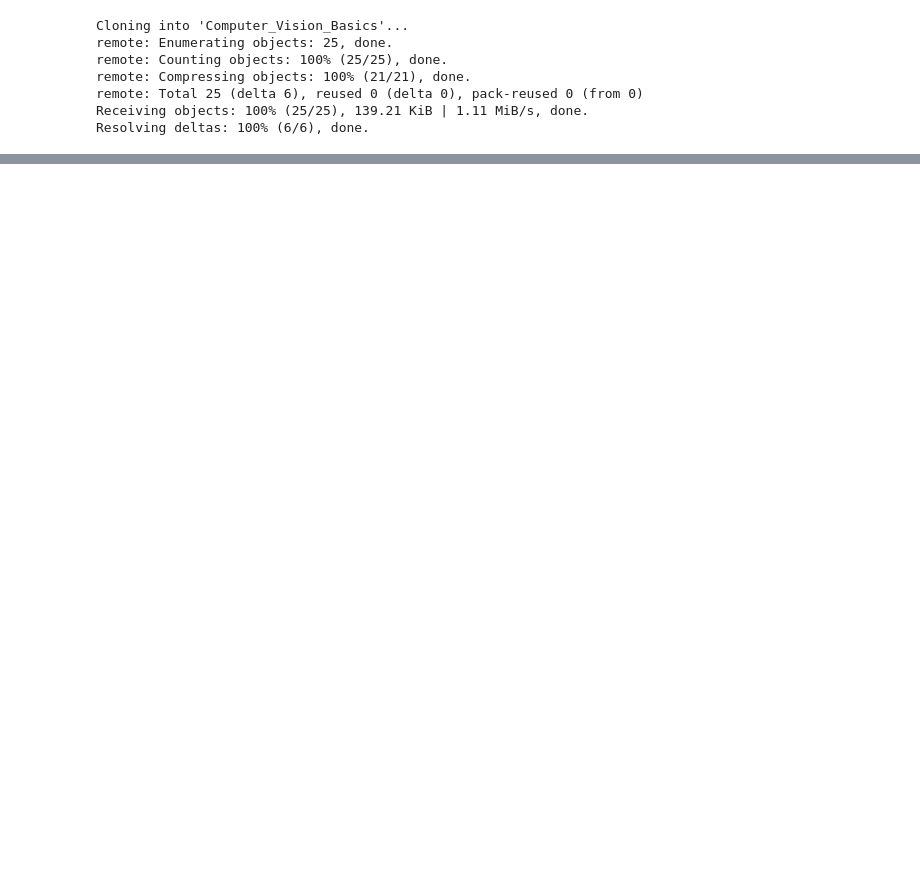
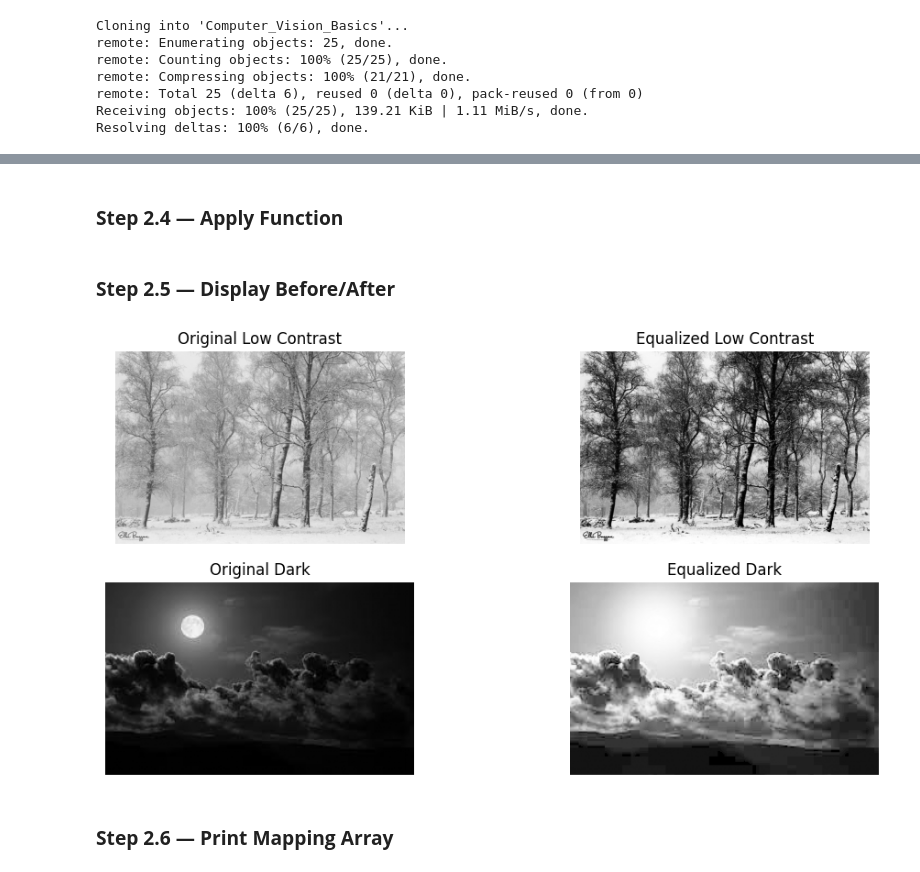
Before and after one commit to Nouman14-ai/Computer_Vision_Basics, a Jupyter notebook: Nouman_22F_3788_A1.ipynb, the cells around one changed output, grey strips where cells are left out. Drawn from its saved outputs; the diff is of its cells as text; code cells hidden in the pictures; blank space fills up the shorter version.

```diff
--- a/Nouman_22F_3788_A1.ipynb
+++ b/Nouman_22F_3788_A1.ipynb
@@ -31,0 +73,35 @@ os.chdir('Computer_Vision_Basics')
+# %% [markdown]
+### **Step 2.4 — Apply Function**
+# %%
+low_eq, low_hist, low_map = histogram_equalization(low_img)
+dark_eq, dark_hist, dark_map = histogram_equalization(dark_img)
+# %% [markdown]
+### **Step 2.5 — Display Before/After**
+# %%
+plt.figure(figsize=(12,6))
+
+plt.subplot(2,2,1)
+plt.imshow(low_img, cmap='gray')
+plt.title("Original Low Contrast")
+plt.axis('off')
+
+plt.subplot(2,2,2)
+plt.imshow(low_eq, cmap='gray')
+plt.title("Equalized Low Contrast")
+plt.axis('off')
+
+plt.subplot(2,2,3)
+plt.imshow(dark_img, cmap='gray')
+plt.title("Original Dark")
+plt.axis('off')
+
+plt.subplot(2,2,4)
+plt.imshow(dark_eq, cmap='gray')
+plt.title("Equalized Dark")
+plt.axis('off')
+
+plt.show()
+# %% [output]
+[figure, added]
+# %% [markdown]
+### **Step 2.6 — Print Mapping Array**
```
Also changed, not shown: parts of 14 cells of this notebook.
